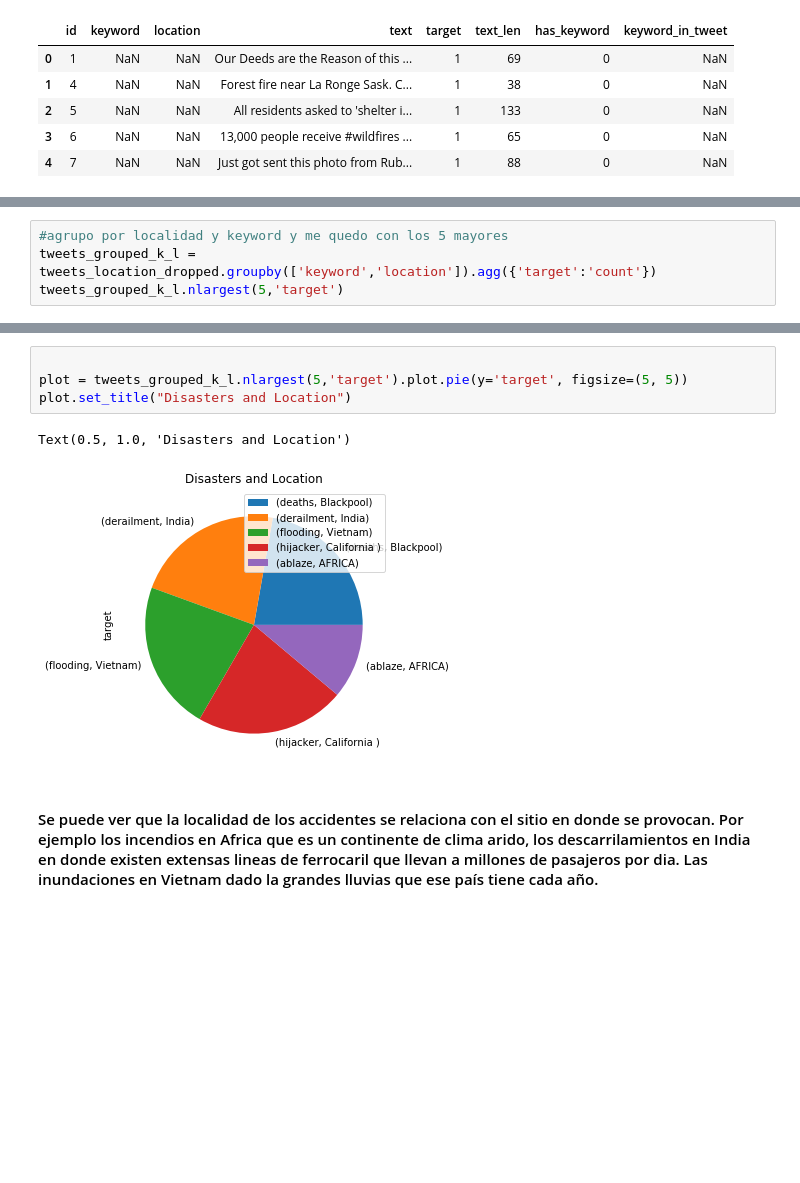
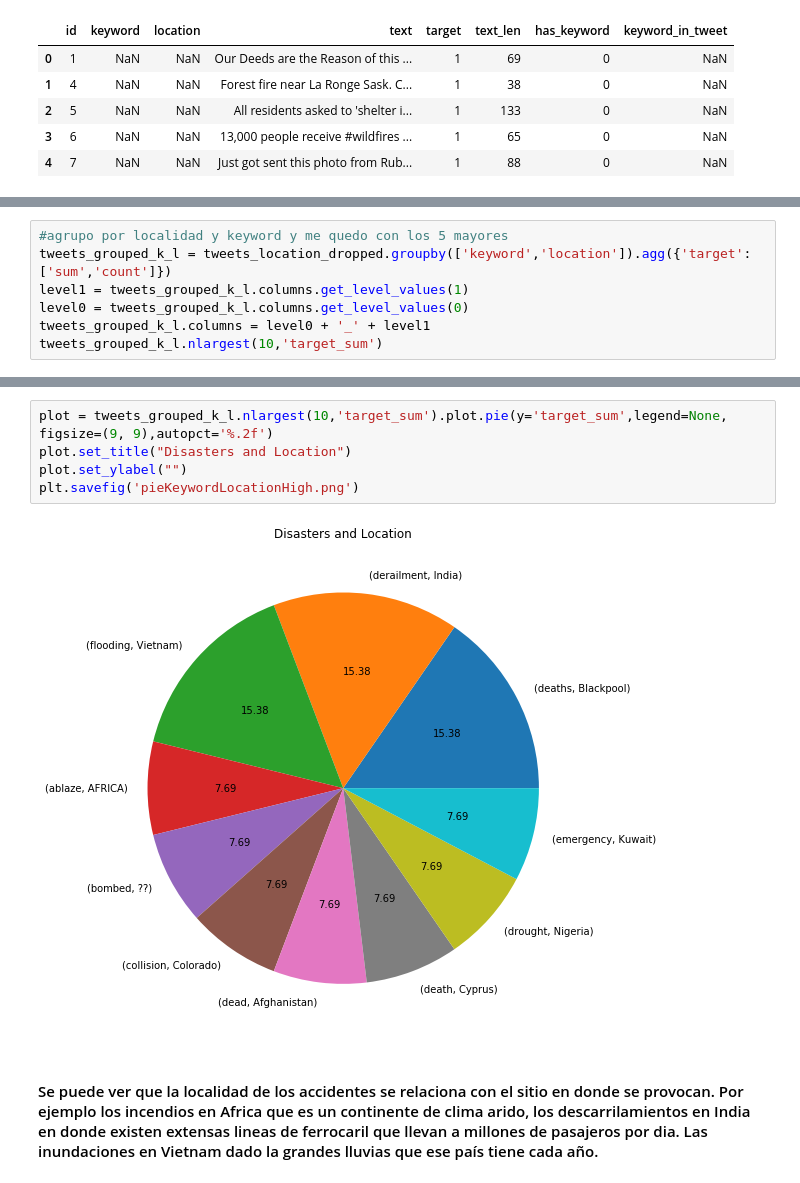
Before and after one commit to AgustinLeguizamon/datos_tp_1, a Jupyter notebook: tp1_agustin.ipynb, the cells around one changed output, grey strips where cells are left out. Drawn from its saved outputs; the diff is of its cells as text; blank space fills up the shorter version.

```diff
--- a/tp1_agustin.ipynb
+++ b/tp1_agustin.ipynb
@@ -462,5 +444,8 @@ tweets_location_dropped.head(5)
 # %%
 #agrupo por localidad y keyword y me quedo con los 5 mayores
-tweets_grouped_k_l = tweets_location_dropped.groupby(['keyword','location']).agg({'target':'count'})
-tweets_grouped_k_l.nlargest(5,'target')
+tweets_grouped_k_l = tweets_location_dropped.groupby(['keyword','location']).agg({'target':['sum','count']})
+level1 = tweets_grouped_k_l.columns.get_level_values(1)
+level0 = tweets_grouped_k_l.columns.get_level_values(0)
+tweets_grouped_k_l.columns = level0 + '_' + level1
+tweets_grouped_k_l.nlargest(10,'target_sum')
 # %% [output]
@@ -474,9 +473,9 @@ tweets_grouped_k_l.nlargest(5,'target')
 # %%
-
-plot = tweets_grouped_k_l.nlargest(5,'target').plot.pie(y='target', figsize=(5, 5))
+plot = tweets_grouped_k_l.nlargest(10,'target_sum').plot.pie(y='target_sum',legend=None, figsize=(9, 9),autopct='%.2f')
 plot.set_title("Disasters and Location")
+plot.set_ylabel("")
+plt.savefig('pieKeywordLocationHigh.png')
 # %% [output]
-Text(0.5, 1.0, 'Disasters and Location')
-[figure, old version]
+[figure, new version]
 # %% [markdown]
 #### Se puede ver que la localidad de los accidentes se relaciona con el sitio en donde se provocan. Por ejemplo los incendios en Africa que es un continente de clima arido, los descarrilamientos en India en donde existen extensas lineas de ferrocaril que llevan a millones de pasajeros por dia. Las inundaciones en Vietnam dado la grandes lluvias que ese país tiene cada año.
```
Also changed, not shown: parts of 66 cells of this notebook.
